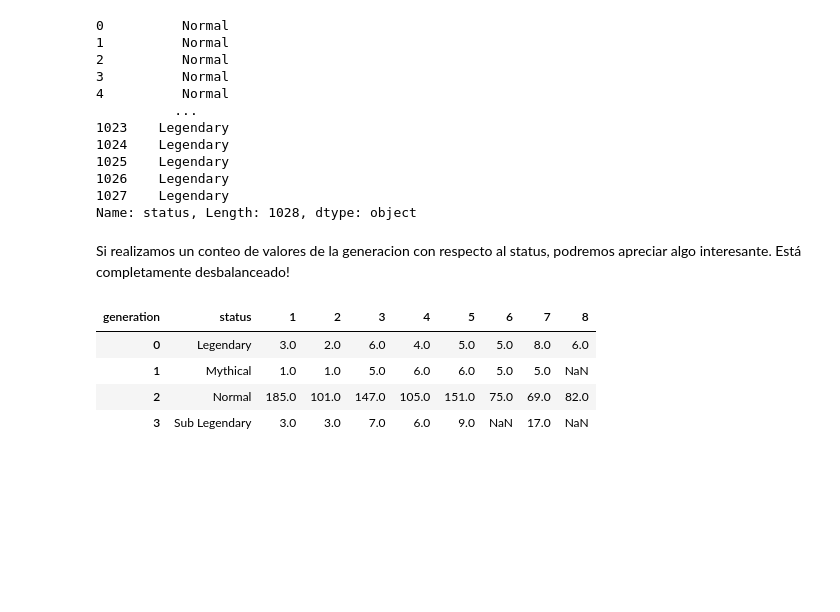
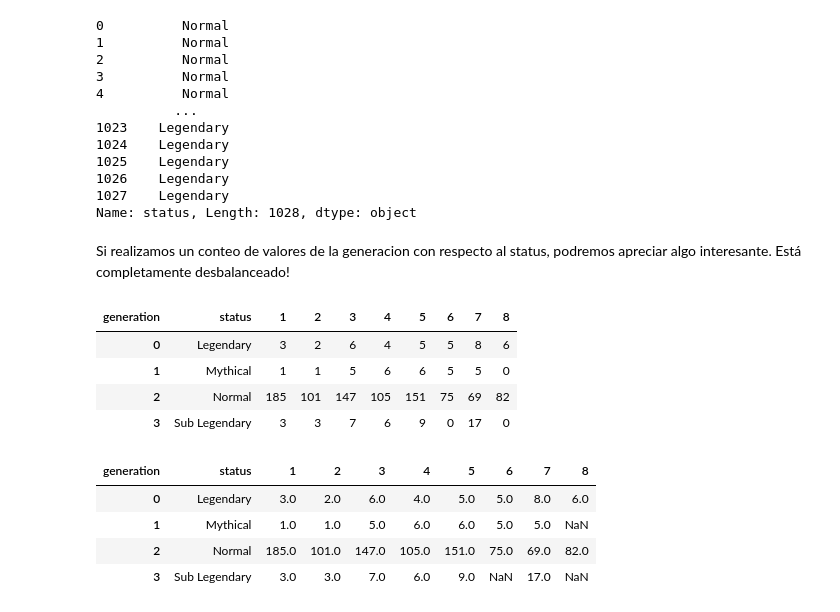
Before and after one commit to SalRmz/DCDP, a Jupyter notebook: 01 Programación en Python/notebooks/exercises/Practica_Final_EDA_WoAns.ipynb, the cells around one changed output. Drawn from its saved outputs; the diff is of its cells as text; code cells hidden in the pictures; blank space fills up the shorter version.

```diff
--- a/01 Programación en Python/notebooks/exercises/Practica_Final_EDA_WoAns.ipynb
+++ b/01 Programación en Python/notebooks/exercises/Practica_Final_EDA_WoAns.ipynb
@@ -947,6 +949,14 @@ y2
 Name: status, Length: 1028, dtype: object
 # %% [markdown]
 Si realizamos un conteo de valores de la generacion con respecto al status, podremos apreciar algo interesante. Está completamente desbalanceado!
+# %%
+pd.crosstab(index=pokedexv2.status,columns=pokedexv2.generation).reset_index()
+# %% [output]
+| generation | status | 1 | 2 | 3 | 4 | 5 | 6 | 7 | 8 |
+| 0 | Legendary | 3 | 2 | 6 | 4 | 5 | 5 | 8 | 6 |
+| 1 | Mythical | 1 | 1 | 5 | 6 | 6 | 5 | 5 | 0 |
+| 2 | Normal | 185 | 101 | 147 | 105 | 151 | 75 | 69 | 82 |
+| 3 | Sub Legendary | 3 | 3 | 7 | 6 | 9 | 0 | 17 | 0 |
 # %%
 #Value counts de generación vs status
 
```
Also changed, not shown: parts of 7 cells of this notebook.
